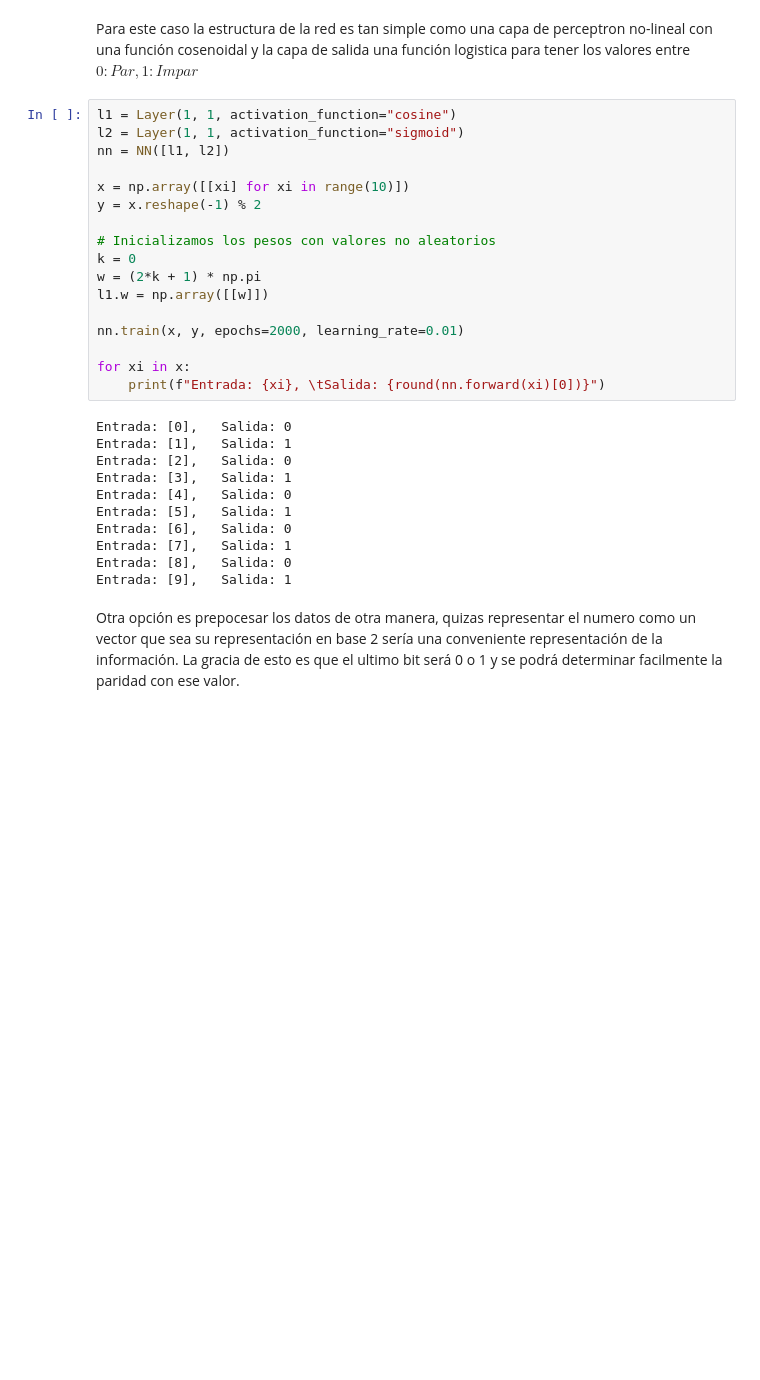
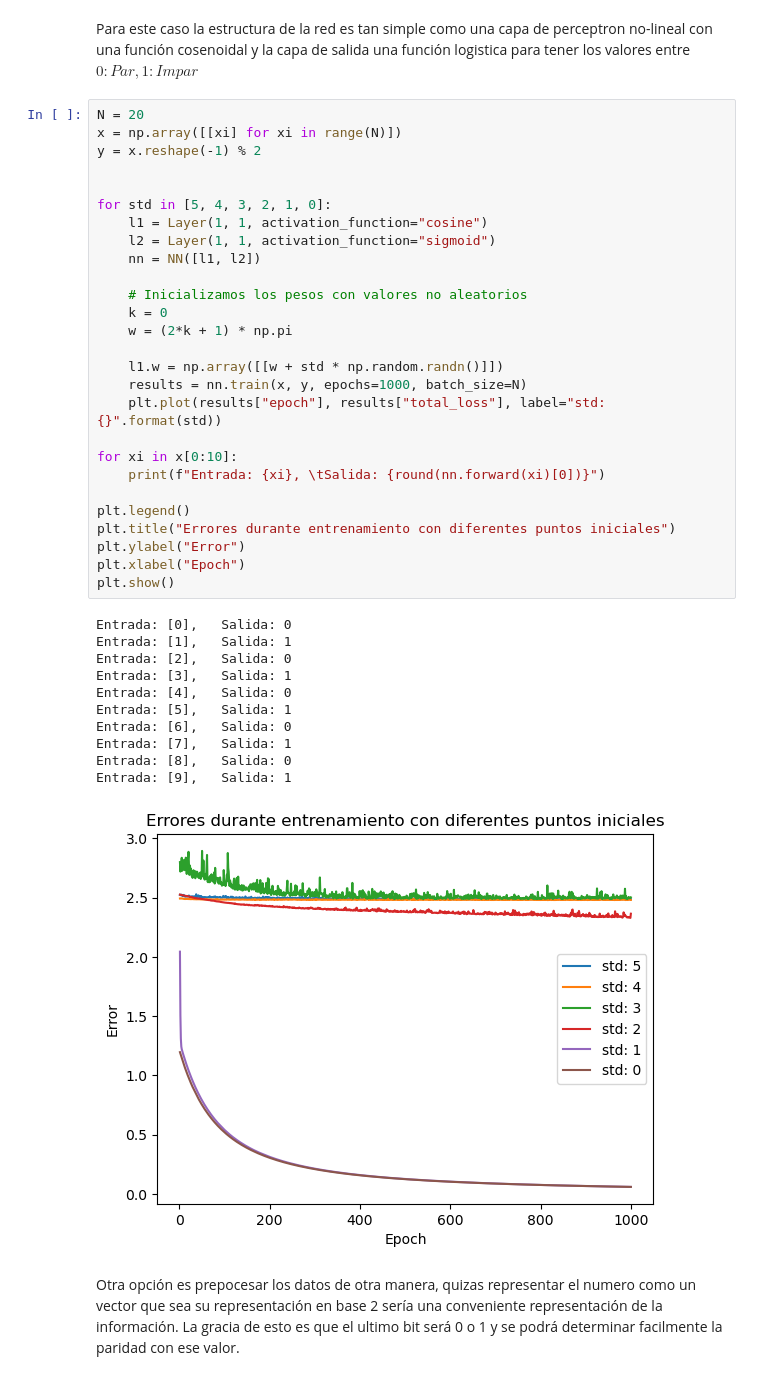
Before and after one commit to jbarberia/sia-tp3, a Jupyter notebook: src/Ejercicio3.ipynb, the cells around one changed output. Drawn from its saved outputs; the diff is of its cells as text; blank space fills up the shorter version.

```diff
--- a/src/Ejercicio3.ipynb
+++ b/src/Ejercicio3.ipynb
@@ -80,33 +83,44 @@ plt.show()
 # %% [markdown]
 Para este caso la estructura de la red es tan simple como una capa de perceptron no-lineal con una función cosenoidal y la capa de salida una función logistica para tener los valores entre $0: Par, 1: Impar$
 # %%
-l1 = Layer(1, 1, activation_function="cosine")
-l2 = Layer(1, 1, activation_function="sigmoid")
-nn = NN([l1, l2])
-
-x = np.array([[xi] for xi in range(10)])
+N = 20
+x = np.array([[xi] for xi in range(N)])
 y = x.reshape(-1) % 2
 
-# Inicializamos los pesos con valores no aleatorios
-k = 0
-w = (2*k + 1) * np.pi
-l1.w = np.array([[w]])
 
-nn.train(x, y, epochs=2000, learning_rate=0.01)
+for std in [5, 4, 3, 2, 1, 0]:
+    l1 = Layer(1, 1, activation_function="cosine")
+    l2 = Layer(1, 1, activation_function="sigmoid")
+    nn = NN([l1, l2])
 
-for xi in x:
+    # Inicializamos los pesos con valores no aleatorios
+    k = 0
+    w = (2*k + 1) * np.pi
+
+    l1.w = np.array([[w + std * np.random.randn()]])
+    results = nn.train(x, y, epochs=1000, batch_size=N)
+    plt.plot(results["epoch"], results["total_loss"], label="std: {}".format(std))
+
+for xi in x[0:10]:
     print(f"Entrada: {xi}, \tSalida: {round(nn.forward(xi)[0])}")
+
+plt.legend()
+plt.title("Errores durante entrenamiento con diferentes puntos iniciales")
+plt.ylabel("Error")
+plt.xlabel("Epoch")
+plt.show()
 # %% [output]
 Entrada: [0],   Salida: 0
 Entrada: [1],   Salida: 1
 Entrada: [2],   Salida: 0
 Entrada: [3],   Salida: 1
 Entrada: [4],   Salida: 0
 Entrada: [5],   Salida: 1
 Entrada: [6],   Salida: 0
 Entrada: [7],   Salida: 1
 Entrada: [8],   Salida: 0
 Entrada: [9],   Salida: 1
+[figure, added]
 # %% [markdown]
 Otra opción es prepocesar los datos de otra manera, quizas representar el numero como un vector que sea su representación en base 2 sería una conveniente representación de la información. La gracia de esto es que el ultimo bit será 0 o 1 y se podrá determinar facilmente la paridad con ese valor.
 # %%
```
Also changed, not shown: parts of 15 cells of this notebook, 4 other files.
